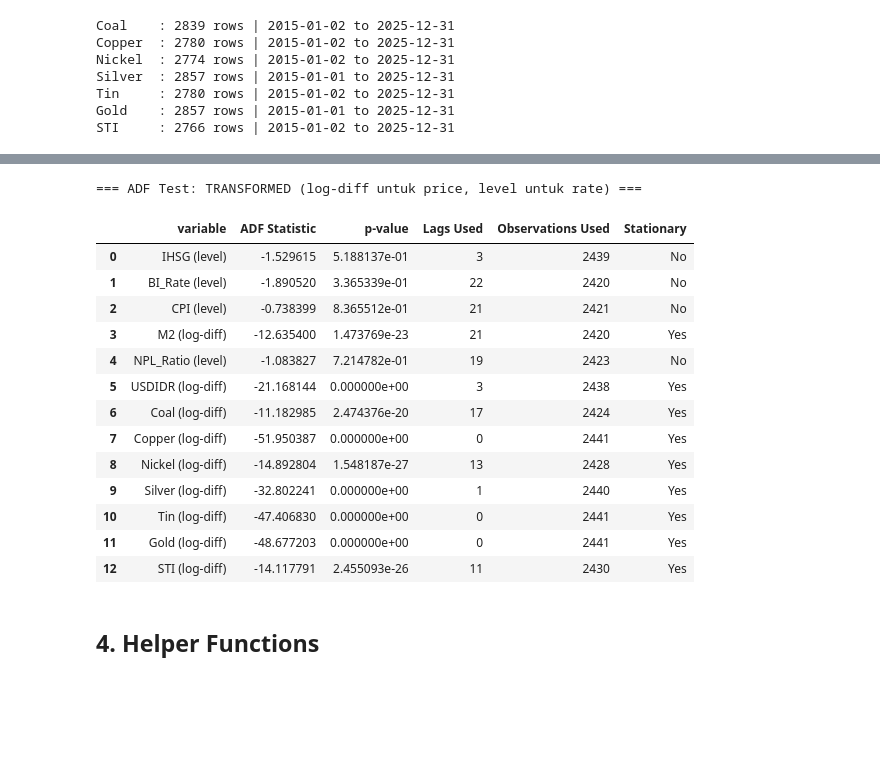
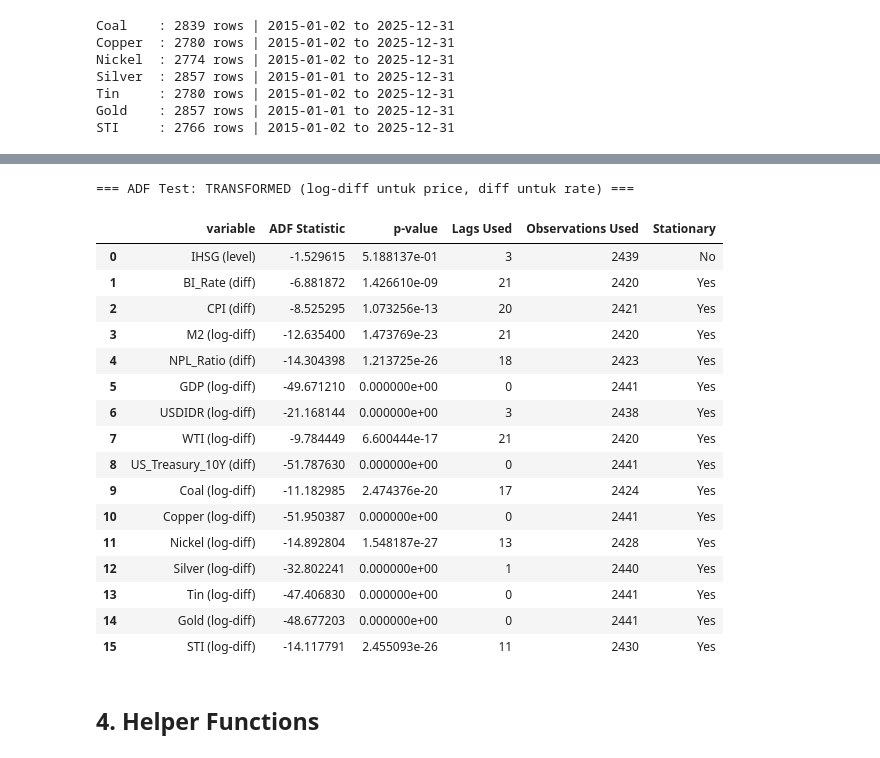
Before and after one commit to ravsssh/tesis-hakam, a Jupyter notebook: modelling/modelling.ipynb, the cells around one changed output, grey strips where cells are left out. Saved outputs shown, nothing was run; the diff lists cells and outputs as text; code cells hidden in the pictures; blank space fills up the shorter version.

```diff
--- a/modelling/modelling.ipynb
+++ b/modelling/modelling.ipynb
@@ -145,3 +149,29 @@ CPI: 697 rows
 M2: 121 rows
 NPL Ratio: 121 rows
 USD/IDR: 2854 rows
+# %%
+# NEW variables: WTI, US Treasury 10Y, GDP (all mm/dd/yyyy)
+
+# WTI Crude Oil - daily level
+df_wti = pd.read_csv(URLS["wti"])
+df_wti.columns = ["date", "WTI"]
+df_wti["date"] = pd.to_datetime(df_wti["date"], format="%m/%d/%Y")
+df_wti["WTI"] = df_wti["WTI"].astype(float)
+df_wti = df_wti.sort_values("date").reset_index(drop=True)
+print(f"WTI: {len(df_wti)} rows | {df_wti['date'].min().date()} to {df_wti['date'].max().date()}")
+
+# US Treasury 10Y - daily rate (yield %)
+df_ust = pd.read_csv(URLS["ust10y"])
+df_ust.columns = ["date", "US_Treasury_10Y"]
+df_ust["date"] = pd.to_datetime(df_ust["date"], format="%m/%d/%Y")
+df_ust["US_Treasury_10Y"] = df_ust["US_Treasury_10Y"].astype(float)
+df_ust = df_ust.sort_values("date").reset_index(drop=True)
+print(f"US Treasury 10Y: {len(df_ust)} rows | {df_ust['date'].min().date()} to {df_ust['date'].max().date()}")
+
+# GDP Indonesia - quarterly level (forward-fill saat merge, sama treatment sbg monthly macro)
+df_gdp = pd.read_csv(URLS["gdp"])
+df_gdp.columns = ["date", "GDP"]
+df_gdp["date"] = pd.to_datetime(df_gdp["date"], format="%m/%d/%Y")
+df_gdp["GDP"] = df_gdp["GDP"].astype(float)
+df_gdp = df_gdp.sort_values("date").reset_index(drop=True)
+print(f"GDP: {len(df_gdp)} rows | {df_gdp['date'].min().date()} to {df_gdp['date'].max().date()}")
@@ -242,6 +276,7 @@ print(f"Base IHSG: {len(df_merged)} rows")
 # --- Monthly variables: forward-fill via merge_asof ---
 monthly_dfs = {
     "BI_Rate": df_bi, "CPI": df_cpi, "M2": df_m2, "NPL_Ratio": df_npl,
+    "GDP": df_gdp,  # quarterly -> forward-fill sama treatment sbg monthly
 }
 for var_name, df_monthly in monthly_dfs.items():
     df_merged = pd.merge_asof(
@@ -256,6 +291,16 @@ for var_name, df_monthly in monthly_dfs.items():
 df_merged = pd.merge(df_merged, df_usd[["date", "USDIDR"]], on="date", how="left")
 df_merged["USDIDR"] = df_merged["USDIDR"].ffill()
 print(f"  Merged USDIDR (daily): {df_merged['USDIDR'].notna().sum()} non-null")
+
+# WTI Crude Oil (daily level)
+df_merged = pd.merge(df_merged, df_wti[["date", "WTI"]], on="date", how="left")
+df_merged["WTI"] = df_merged["WTI"].ffill()
+print(f"  Merged WTI (daily): {df_merged['WTI'].notna().sum()} non-null")
+
+# US Treasury 10Y (daily rate)
+df_merged = pd.merge(df_merged, df_ust[["date", "US_Treasury_10Y"]], on="date", how="left")
+df_merged["US_Treasury_10Y"] = df_merged["US_Treasury_10Y"].ffill()
+print(f"  Merged US_Treasury_10Y (daily): {df_merged['US_Treasury_10Y'].notna().sum()} non-null")
 
 # Commodities + STI
 for var_name, df_daily in daily_dfs.items():
@@ -357,32 +404,38 @@ display(df_adf_raw)
 # %%
 # 2. test setelah transformasi (log-diff untuk price, level untuk rate)
-print("\n=== ADF Test: TRANSFORMED (log-diff untuk price, level untuk rate) ===")
+print("\n=== ADF Test: TRANSFORMED (log-diff untuk price, diff untuk rate) ===")
 
 transformed_results = []
 for col in test_cols:
     if col in LEVEL_VARS:
         transformed = np.diff(np.log(df_merged[col].dropna()))
         label = f"{col} (log-diff)"
+    elif col in RATE_VARS:
+        transformed = np.diff(df_merged[col].dropna())
+        label = f"{col} (diff)"
     else:
         transformed = df_merged[col].dropna()
         label = f"{col} (level)"
     transformed_results.append(adf_test(transformed, label))
 
 df_adf_transformed = pd.DataFrame(transformed_results)
 display(df_adf_transformed)
 # %% [output]
-=== ADF Test: TRANSFORMED (log-diff untuk price, level untuk rate) ===
+=== ADF Test: TRANSFORMED (log-diff untuk price, diff untuk rate) ===
 |  | variable | ADF Statistic | p-value | Lags Used | Observations Used | Stationary |
 | 0 | IHSG (level) | -1.529615 | 5.188137e-01 | 3 | 2439 | No |
-| 1 | BI_Rate (level) | -1.890520 | 3.365339e-01 | 22 | 2420 | No |
-| 2 | CPI (level) | -0.738399 | 8.365512e-01 | 21 | 2421 | No |
+| 1 | BI_Rate (diff) | -6.881872 | 1.426610e-09 | 21 | 2420 | Yes |
+| 2 | CPI (diff) | -8.525295 | 1.073256e-13 | 20 | 2421 | Yes |
 | 3 | M2 (log-diff) | -12.635400 | 1.473769e-23 | 21 | 2420 | Yes |
-| 4 | NPL_Ratio (level) | -1.083827 | 7.214782e-01 | 19 | 2423 | No |
-| 5 | USDIDR (log-diff) | -21.168144 | 0.000000e+00 | 3 | 2438 | Yes |
-| 6 | Coal (log-diff) | -11.182985 | 2.474376e-20 | 17 | 2424 | Yes |
-| 7 | Copper (log-diff) | -51.950387 | 0.000000e+00 | 0 | 2441 | Yes |
-| 8 | Nickel (log-diff) | -14.892804 | 1.548187e-27 | 13 | 2428 | Yes |
-| 9 | Silver (log-diff) | -32.802241 | 0.000000e+00 | 1 | 2440 | Yes |
-| 10 | Tin (log-diff) | -47.406830 | 0.000000e+00 | 0 | 2441 | Yes |
-| 11 | Gold (log-diff) | -48.677203 | 0.000000e+00 | 0 | 2441 | Yes |
-| 12 | STI (log-diff) | -14.117791 | 2.455093e-26 | 11 | 2430 | Yes |
+| 4 | NPL_Ratio (diff) | -14.304398 | 1.213725e-26 | 18 | 2423 | Yes |
+| 5 | GDP (log-diff) | -49.671210 | 0.000000e+00 | 0 | 2441 | Yes |
+| 6 | USDIDR (log-diff) | -21.168144 | 0.000000e+00 | 3 | 2438 | Yes |
+| 7 | WTI (log-diff) | -9.784449 | 6.600444e-17 | 21 | 2420 | Yes |
+| 8 | US_Treasury_10Y (diff) | -51.787630 | 0.000000e+00 | 0 | 2441 | Yes |
+| 9 | Coal (log-diff) | -11.182985 | 2.474376e-20 | 17 | 2424 | Yes |
+| 10 | Copper (log-diff) | -51.950387 | 0.000000e+00 | 0 | 2441 | Yes |
+| 11 | Nickel (log-diff) | -14.892804 | 1.548187e-27 | 13 | 2428 | Yes |
+| 12 | Silver (log-diff) | -32.802241 | 0.000000e+00 | 1 | 2440 | Yes |
+| 13 | Tin (log-diff) | -47.406830 | 0.000000e+00 | 0 | 2441 | Yes |
+| 14 | Gold (log-diff) | -48.677203 | 0.000000e+00 | 0 | 2441 | Yes |
+| 15 | STI (log-diff) | -14.117791 | 2.455093e-26 | 11 | 2430 | Yes |
```
Also changed, not shown: parts of 14 cells of this notebook, 22 other files.
